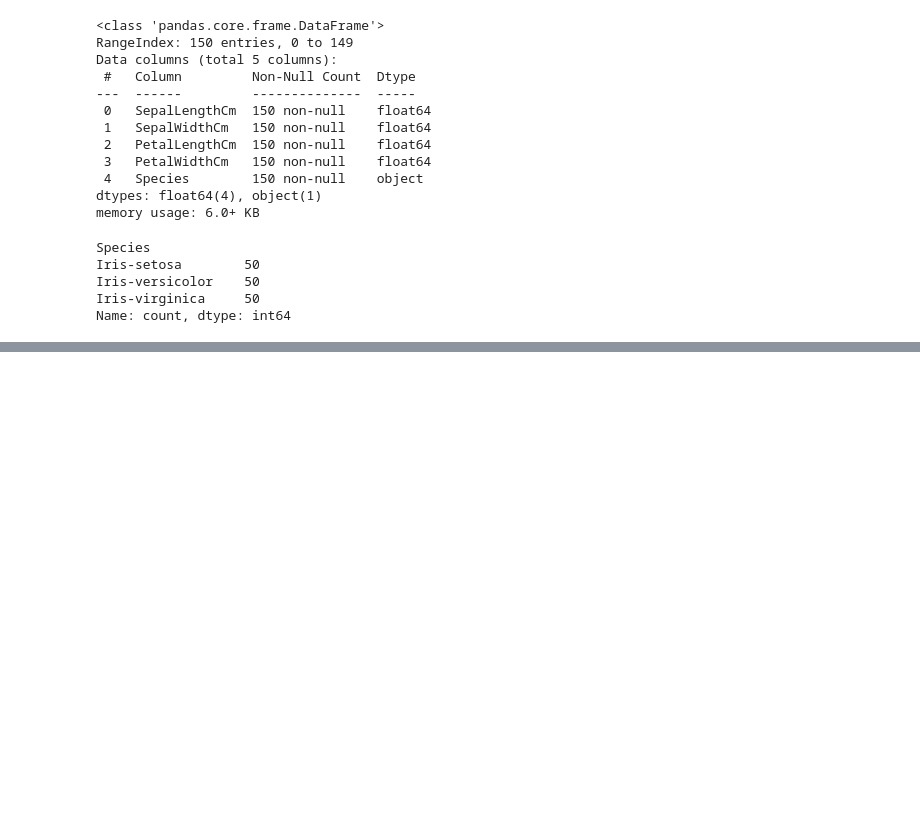
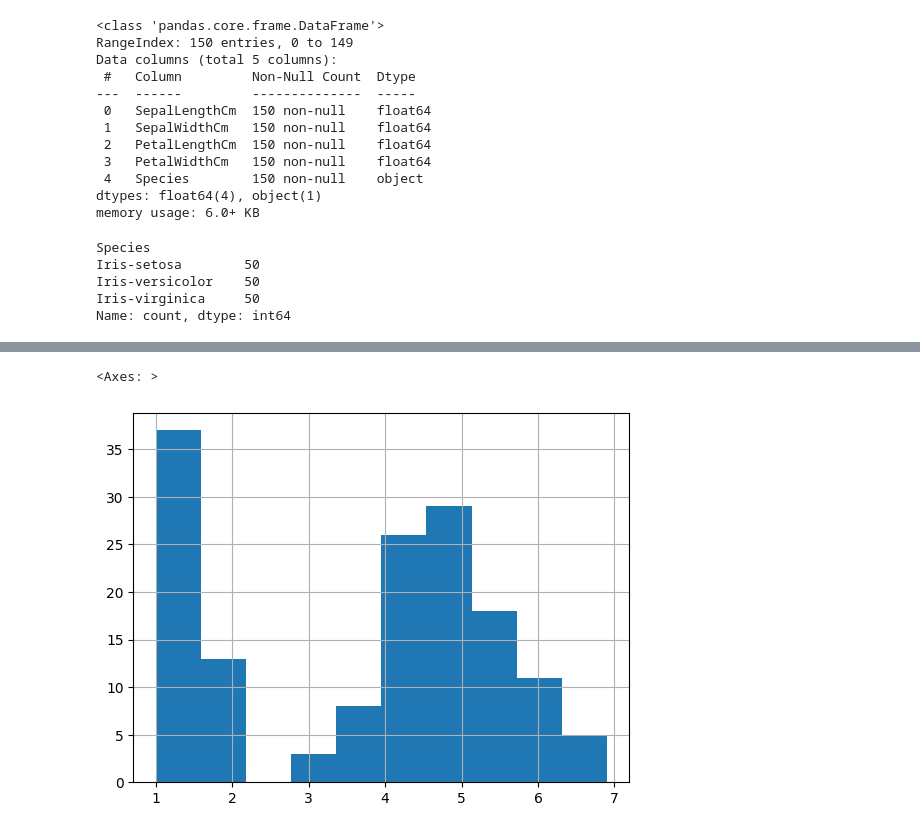
Before and after one commit to BhavyaT-135/Python-ML-Bootcamp, a Jupyter notebook: 01_iris_dataset_analysis/iris_dataset.ipynb, the cells around one changed output, grey strips where cells are left out. Cells and saved outputs as stored; diff of their text form; code cells hidden in the pictures; blank space fills up the shorter version.

```diff
--- a/01_iris_dataset_analysis/iris_dataset.ipynb
+++ b/01_iris_dataset_analysis/iris_dataset.ipynb
@@ -65,0 +92,5 @@ Name: count, dtype: int64
+# %%
+df['PetalLengthCm'].hist()
+# %% [output]
+<Axes: >
+[figure, added]
```
Also changed, not shown: parts of 10 cells of this notebook.
